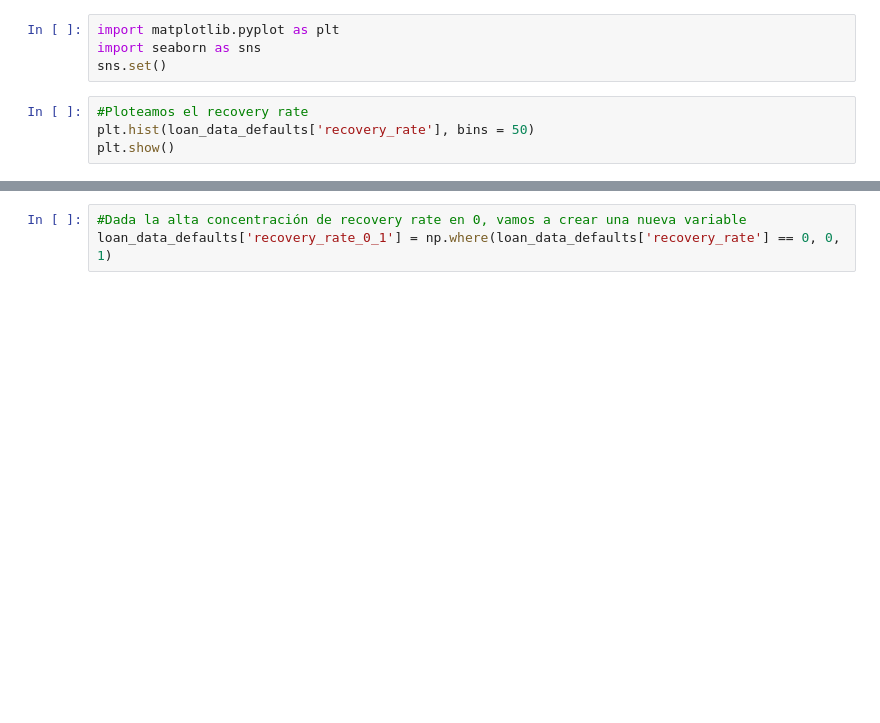
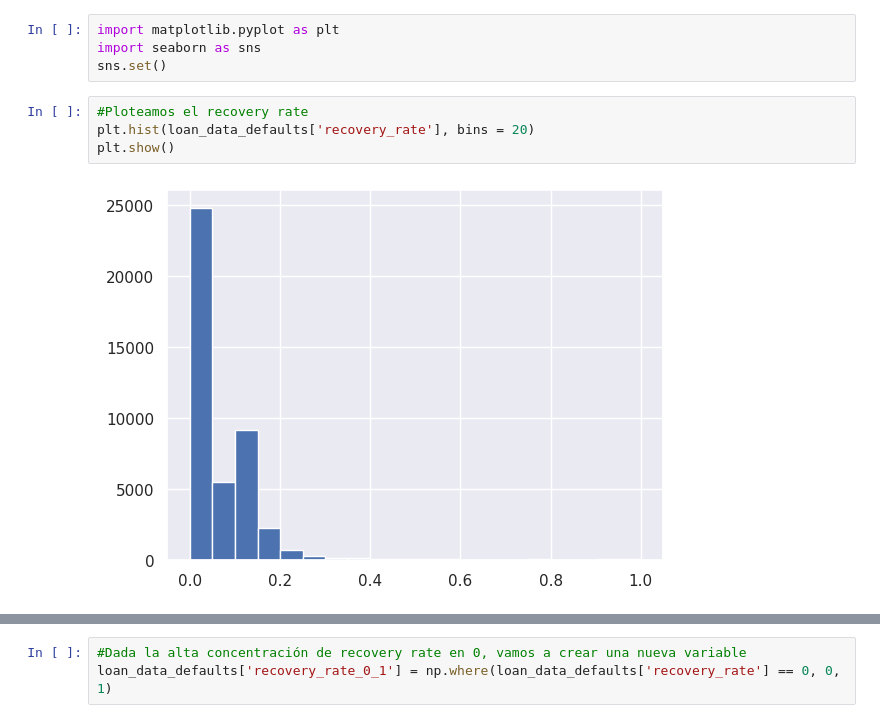
Before and after one commit to jpantojaj/Backtesting_Stresstesting, a Jupyter notebook: Sesión_5_LGD_EAD.ipynb, the cells around one changed output, grey strips where cells are left out. Saved outputs shown, nothing was run; the diff lists cells and outputs as text; blank space fills up the shorter version.

```diff
--- a/Sesión_5_LGD_EAD.ipynb
+++ b/Sesión_5_LGD_EAD.ipynb
@@ -50,8 +260,10 @@ import seaborn as sns
 sns.set()
 # %%
 #Ploteamos el recovery rate
-plt.hist(loan_data_defaults['recovery_rate'], bins = 50)
+plt.hist(loan_data_defaults['recovery_rate'], bins = 20)
 plt.show()
+# %% [output]
+[figure, added]
 # %%
 # Plotea variables
 plt.scatter(loan_data_defaults['annual_inc'], loan_data_defaults['recovery_rate'],c='blue', alpha=0.5)
```
Also changed, not shown: parts of 81 cells of this notebook.
